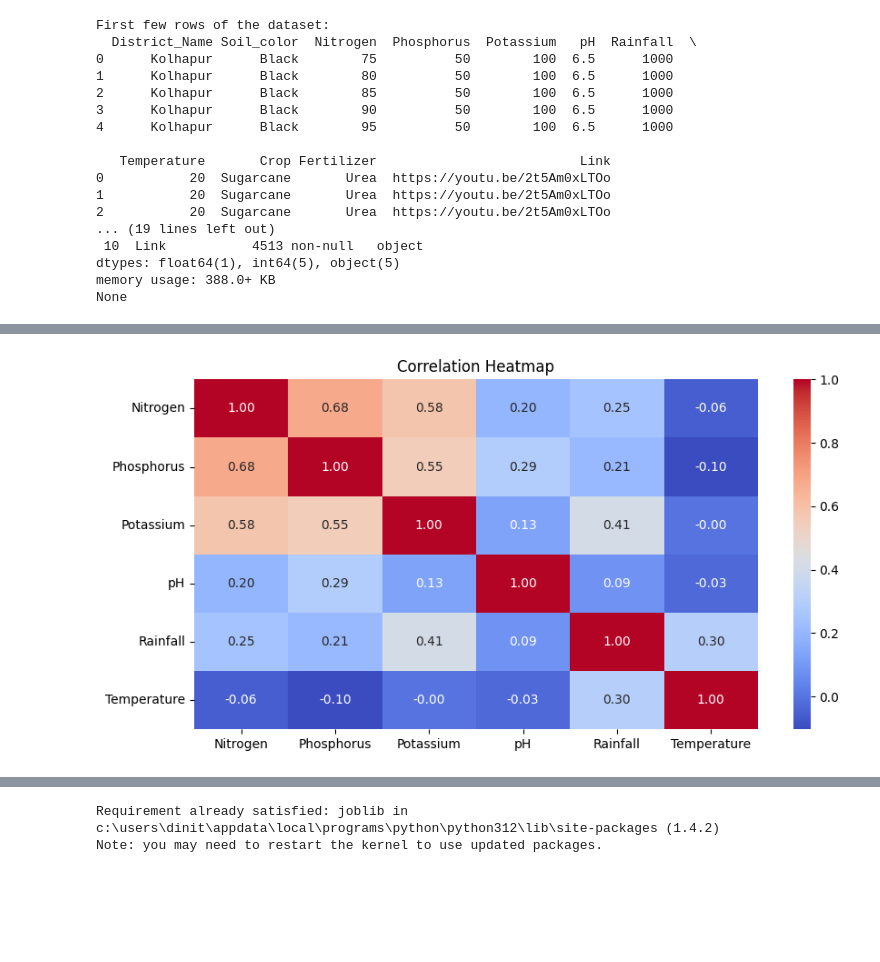
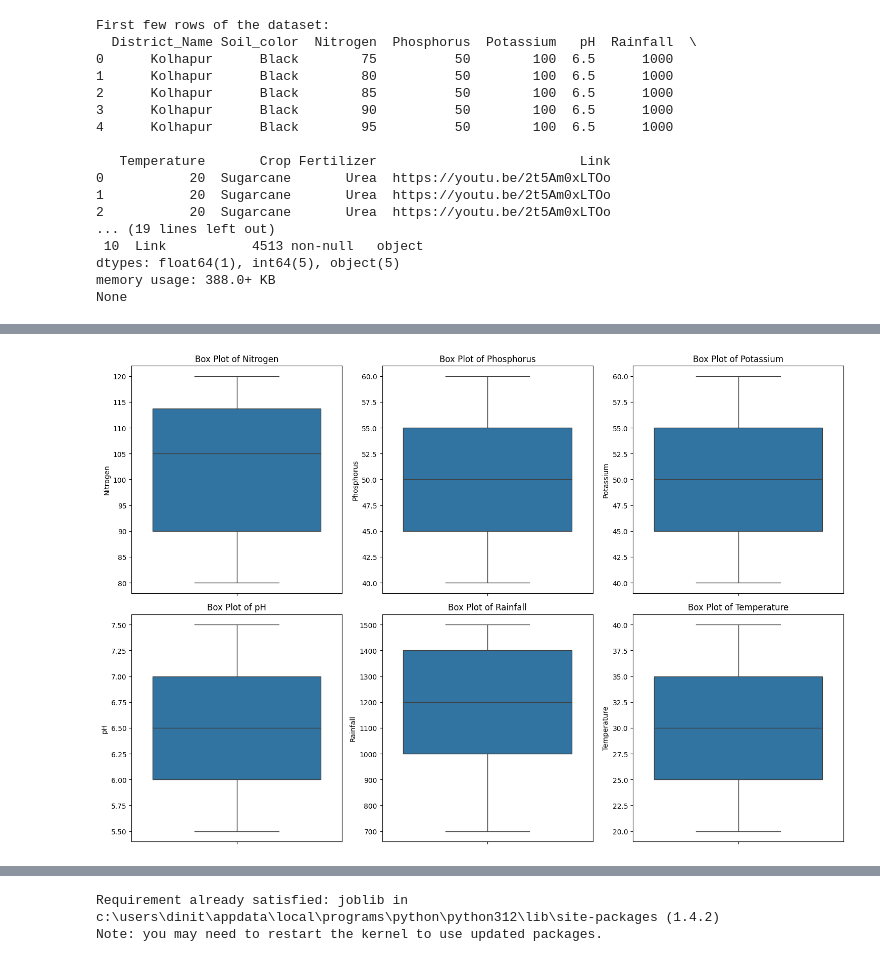
Before and after one commit to Dinithiii04/AgriLak, a Jupyter notebook: notebooks/fertilizer_Recommendation.ipynb, the cells around one changed output, grey strips where cells are left out. Cells and saved outputs as stored; diff of their text form; code cells hidden in the pictures; blank space fills up the shorter version.

```diff
--- a/notebooks/fertilizer_Recommendation.ipynb
+++ b/notebooks/fertilizer_Recommendation.ipynb
@@ -17,14 +67,14 @@ import pandas as pd
 file_path = 'D:/DSGP project/DSGP/datasets/raw/Crop_and_fertilizer_dataset.csv'
 
 # Load the dataset
-data = pd.read_csv(file_path)
+df = pd.read_csv(file_path)
 
 # Display dataset information
 print("First few rows of the dataset:")
-print(data.head())
+print(df.head())
 
 print("\nDataset information:")
-print(data.info())
+print(df.info())
 # %% [output]
 First few rows of the dataset:
   District_Name Soil_color  Nitrogen  Phosphorus  Potassium   pH  Rainfall  \
@@ -145,0 +135,18 @@ filtered_data.shape
+# %%
+from sklearn.preprocessing import LabelEncoder
+# Filter for Rice data
+rice_df = df[df['Crop'].str.lower() == 'rice'].drop(columns=['District_Name', 'Link', 'Crop']).reset_index(drop=True)
+
+# Label Encoding for Fertilizer
+label_encoder = LabelEncoder()
+rice_df['Fertilizer_Encoded'] = label_encoder.fit_transform(rice_df['Fertilizer'])
+
+# Save the mapping for future reference
+fertilizer_mapping = dict(zip(label_encoder.classes_, label_encoder.transform(label_encoder.classes_)))
+
+# Drop original columns
+rice_df = rice_df.drop(columns=[ 'Fertilizer'])
+
+# Display encoded dataset
+print("Encoded Rice Dataset:")
+print(rice_df.head())
@@ -204,14 +213,18 @@ for column in columns_to_visualize:
-# %%
-import seaborn as sns
-import matplotlib.pyplot as plt
-
-# Calculate the correlation matrix
-correlation_matrix = filtered_data.corr()
-
-# Plot the correlation heatmap
-plt.figure(figsize=(10, 5))
-sns.heatmap(correlation_matrix, annot=True, cmap='coolwarm', fmt=".2f")
-plt.title('Correlation Heatmap')
-plt.show()
-# %% [output]
-[figure, removed]
+# %%
+# box plots for each numerical column after outlier removal
+
+import matplotlib.pyplot as plt
+import seaborn as sns
+
+# Create box plots for each numerical column in the cleaned dataset
+plt.figure(figsize=(15, 10))
+
+for i, col in enumerate(numerical_columns):
+    plt.subplot(2, 3, i + 1)  # Adjust subplot layout as needed
+    sns.boxplot(y=rice_df_cleaned[col])
+    plt.title(f'Box Plot of {col}')
+
+plt.tight_layout()
+plt.show()
+# %% [output]
+[figure, added]
```
Also changed, not shown: parts of 42 cells of this notebook, 7 other files.
